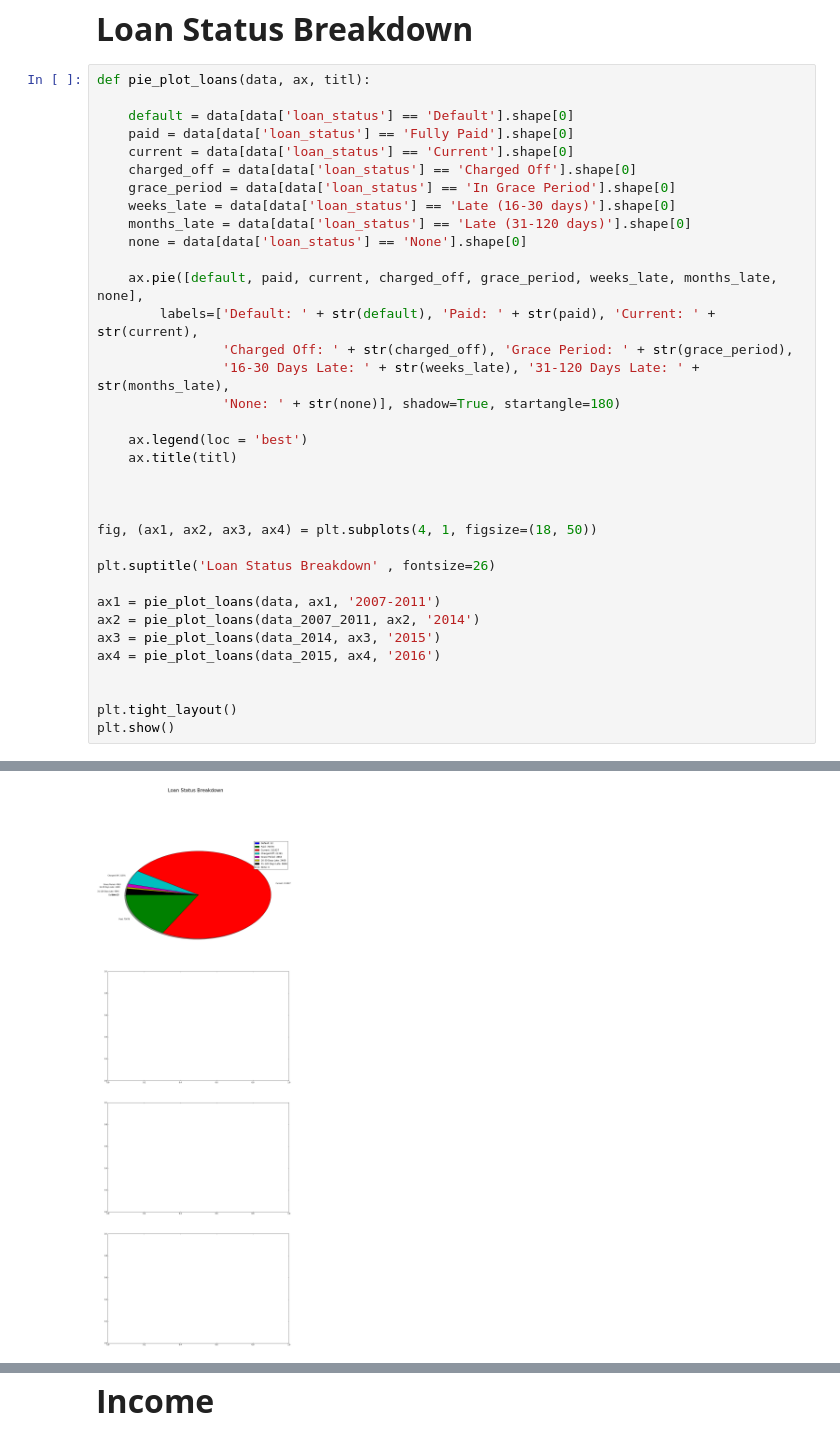
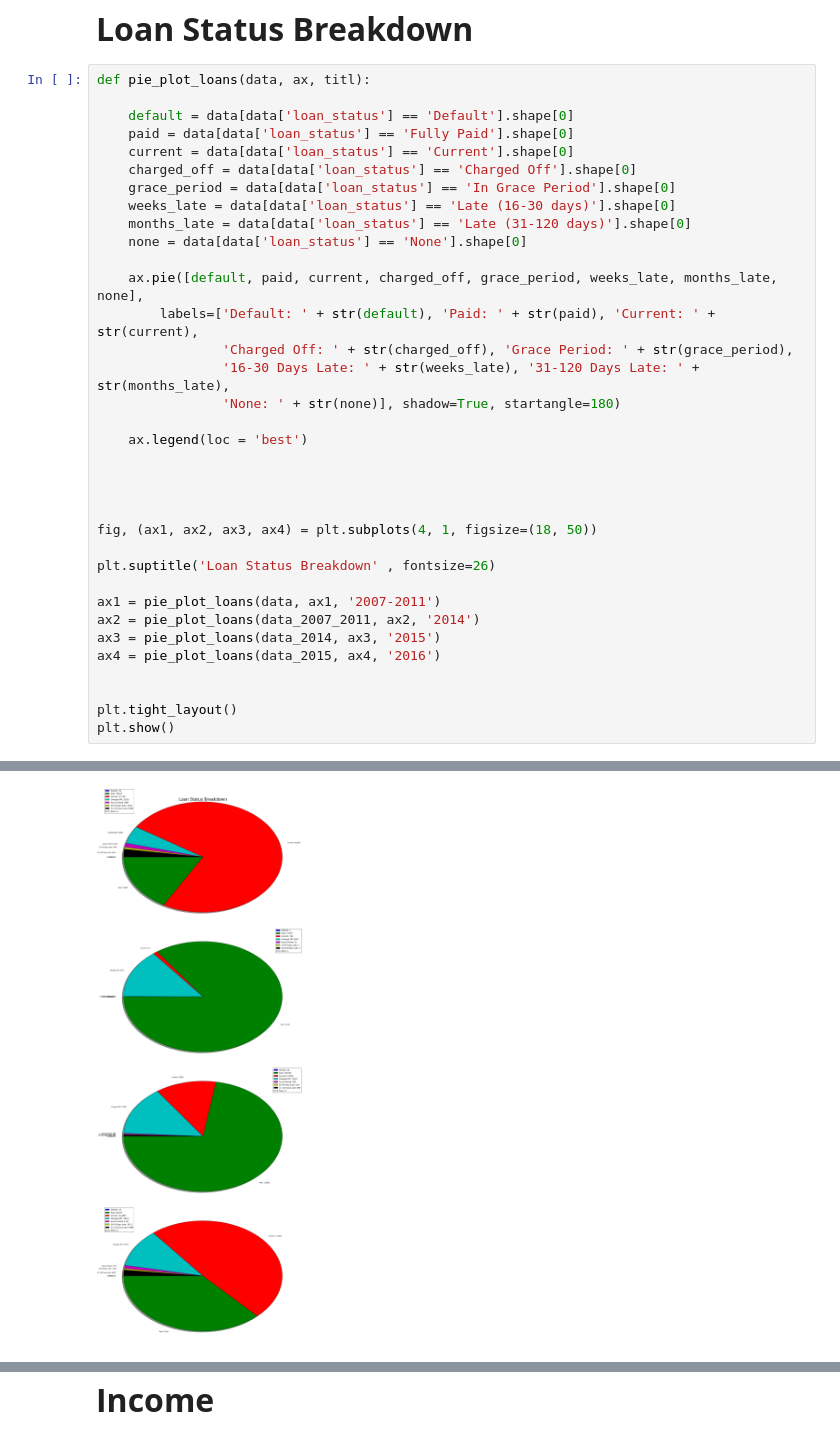
Before and after one commit to ankitagarwal/cs109a, a Jupyter notebook: base_notebook-DEVON2.ipynb, the cells around one changed output, grey strips where cells are left out. Drawn from its saved outputs; the diff is of its cells as text.

Commit message:
All Datasets, Pie Chart

```diff
--- a/base_notebook-DEVON2.ipynb
+++ b/base_notebook-DEVON2.ipynb
@@ -576,7 +576,7 @@ def pie_plot_loans(data, ax, titl):
                 'None: ' + str(none)], shadow=True, startangle=180)
 
     ax.legend(loc = 'best')
-    ax.title(titl)
+
 
 
 
@@ -597,4 +596,4 @@ TypeError: 'Text' object is not callable
-[figure, old version]
+[figure, new version]
 # %%
 fig, (ax1, ax2, ax3, ax4) = plt.subplots(4, 1, figsize=(18, 50))
 
```
Also changed, not shown: parts of 4 cells of this notebook.
